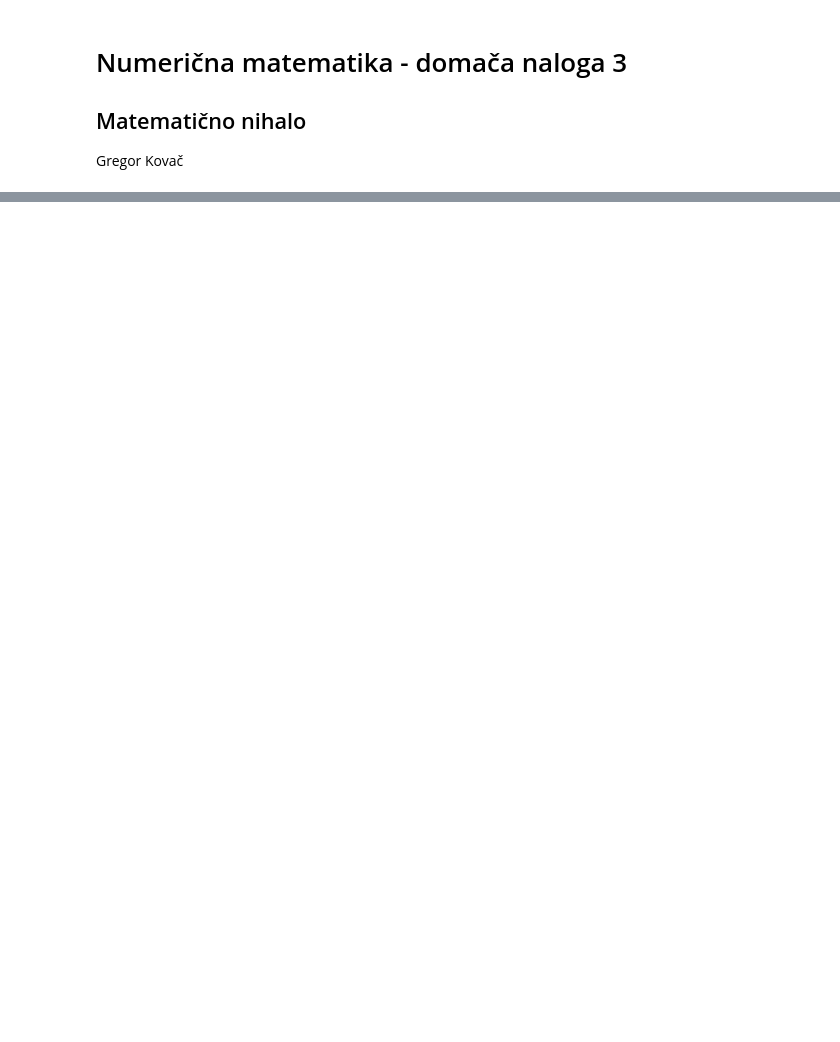
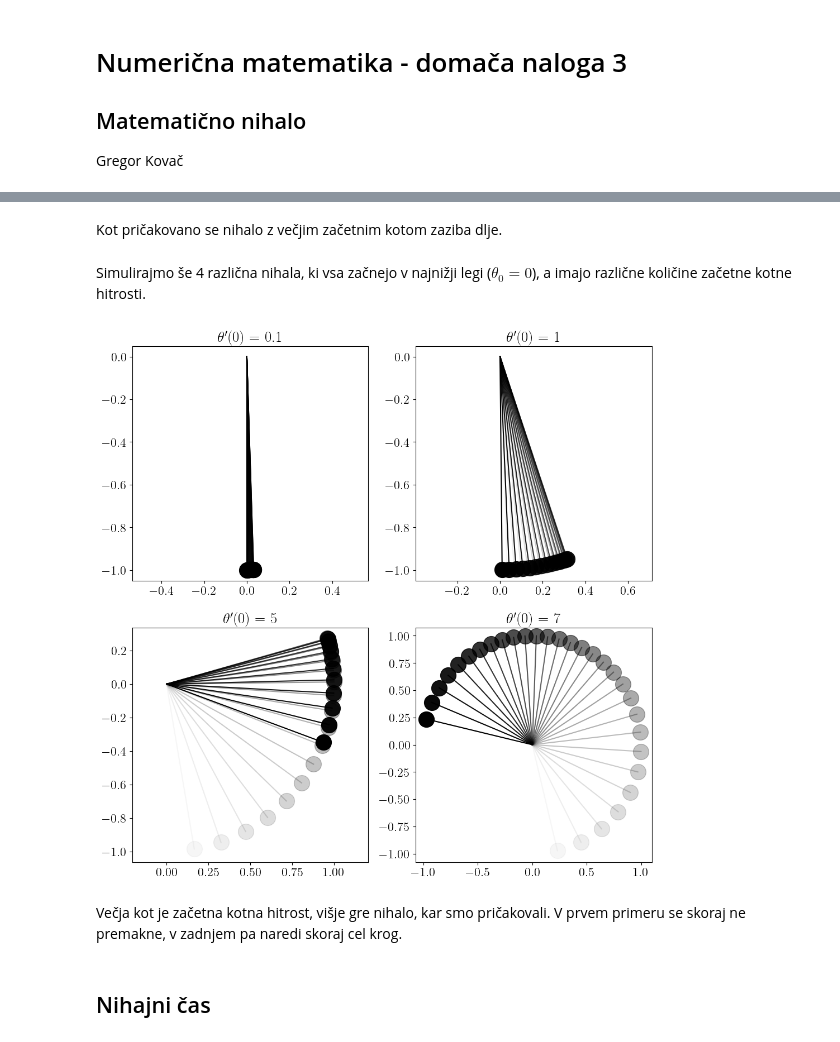
Before and after one commit to gregorkovac/matematicno-nihalo, a Jupyter notebook: demo.ipynb, the cells around one changed output, grey strips where cells are left out. Saved outputs shown, nothing was run; the diff lists cells and outputs as text; code cells hidden in the pictures; blank space fills up the shorter version.

```diff
--- a/demo.ipynb
+++ b/demo.ipynb
@@ -35,0 +104,37 @@ No artists with labels found to put in legend.  Note that artists whose label st
+# %% [markdown]
+Kot pričakovano se nihalo z večjim začetnim kotom zaziba dlje.
+# %% [markdown]
+Simulirajmo še 4 različna nihala, ki vsa začnejo v najnižji legi ($\theta_0 = 0$), a imajo različne količine začetne kotne hitrosti.
+# %%
+l = 1
+t = 1
+theta0 = 0
+n = 30
+
+plt.figure(figsize=(12, 12))
+
+i = 1
+for dtheta0 in [0.1, 1, 5, 7]:
+    theta, dtheta = nihalo(l = l, t = t, theta0 = theta0, dtheta0 = dtheta0, n = n)
+
+    plt.subplot(2, 2, i)
+    plt.title(rf"$\theta'(0)$ = {dtheta0}")
+    i += 1
+
+    x = np.cos(theta)
+    y = np.sin(theta)
+    colors = np.linspace(0, 1, len(x))
+
+    for j in range(len(x)):
+        c = (0, 0, 0, colors[j])
+
+        plt.plot([0, y[j]], [0, -x[j]], color=c)
+        plt.plot(y[j], -x[j], 'o', color=c, markersize=20)
+
+    plt.axis('equal')
+# %% [output]
+[figure, added]
+# %% [markdown]
+Večja kot je začetna kotna hitrost, višje gre nihalo, kar smo pričakovali. V prvem primeru se skoraj ne premakne, v zadnjem pa naredi skoraj cel krog.
+# %% [markdown]
+## Nihajni čas
```
Also changed, not shown: parts of 10 cells of this notebook, 1 other file.
